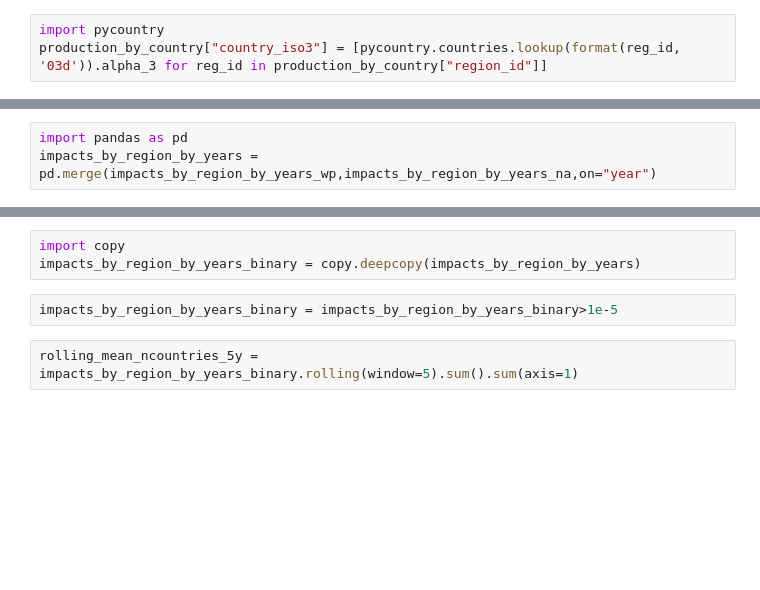
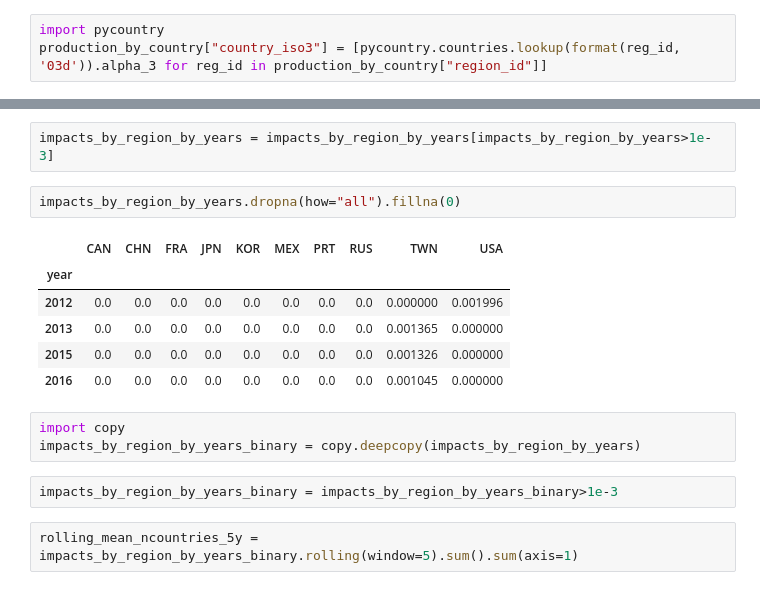
Before and after one commit to zeliest/compound_events_supply_chain, a Jupyter notebook: compute_sector_impacts.ipynb, the cells around one changed output, grey strips where cells are left out. Cells and saved outputs as stored; diff of their text form; blank space fills up the shorter version.

```diff
--- a/compute_sector_impacts.ipynb
+++ b/compute_sector_impacts.ipynb
@@ -212,4 +104 @@ impacts_by_region_by_years
-# %%
-import pandas as pd
-impacts_by_region_by_years = pd.merge(impacts_by_region_by_years_wp,impacts_by_region_by_years_na,on="year")
 # %%
@@ -222,8 +170,19 @@ impacts_by_region_by_years.plot()
+# %%
+impacts_by_region_by_years = impacts_by_region_by_years[impacts_by_region_by_years>1e-3]
+# %%
+impacts_by_region_by_years.dropna(how="all").fillna(0)
+# %% [output]
+|  | CAN | CHN | FRA | JPN | KOR | MEX | PRT | RUS | TWN | USA |
+| year |  |  |  |  |  |  |  |  |  |  |
+| 2012 | 0.0 | 0.0 | 0.0 | 0.0 | 0.0 | 0.0 | 0.0 | 0.0 | 0.000000 | 0.001996 |
+| 2013 | 0.0 | 0.0 | 0.0 | 0.0 | 0.0 | 0.0 | 0.0 | 0.0 | 0.001365 | 0.000000 |
+| 2015 | 0.0 | 0.0 | 0.0 | 0.0 | 0.0 | 0.0 | 0.0 | 0.0 | 0.001326 | 0.000000 |
+| 2016 | 0.0 | 0.0 | 0.0 | 0.0 | 0.0 | 0.0 | 0.0 | 0.0 | 0.001045 | 0.000000 |
 # %%
 import copy
 impacts_by_region_by_years_binary = copy.deepcopy(impacts_by_region_by_years)
 # %%
-impacts_by_region_by_years_binary = impacts_by_region_by_years_binary>1e-5
+impacts_by_region_by_years_binary = impacts_by_region_by_years_binary>1e-3
 # %%
 rolling_mean_ncountries_5y = impacts_by_region_by_years_binary.rolling(window=5).sum().sum(axis=1)
 # %%
```
Also changed, not shown: parts of 26 cells of this notebook.
